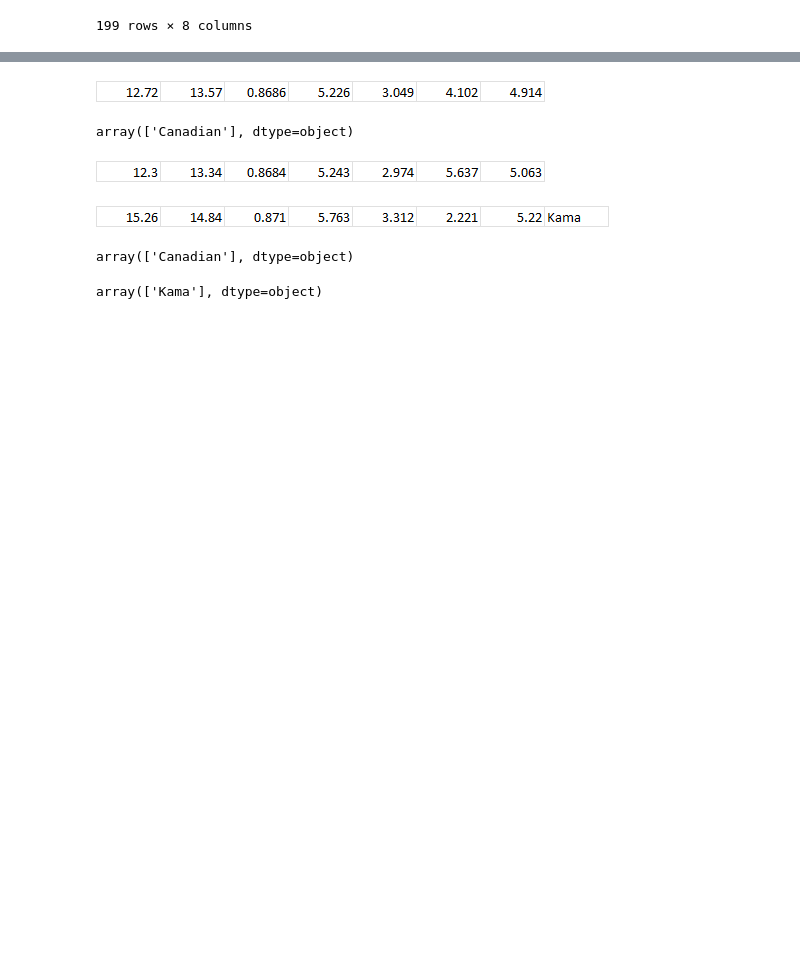
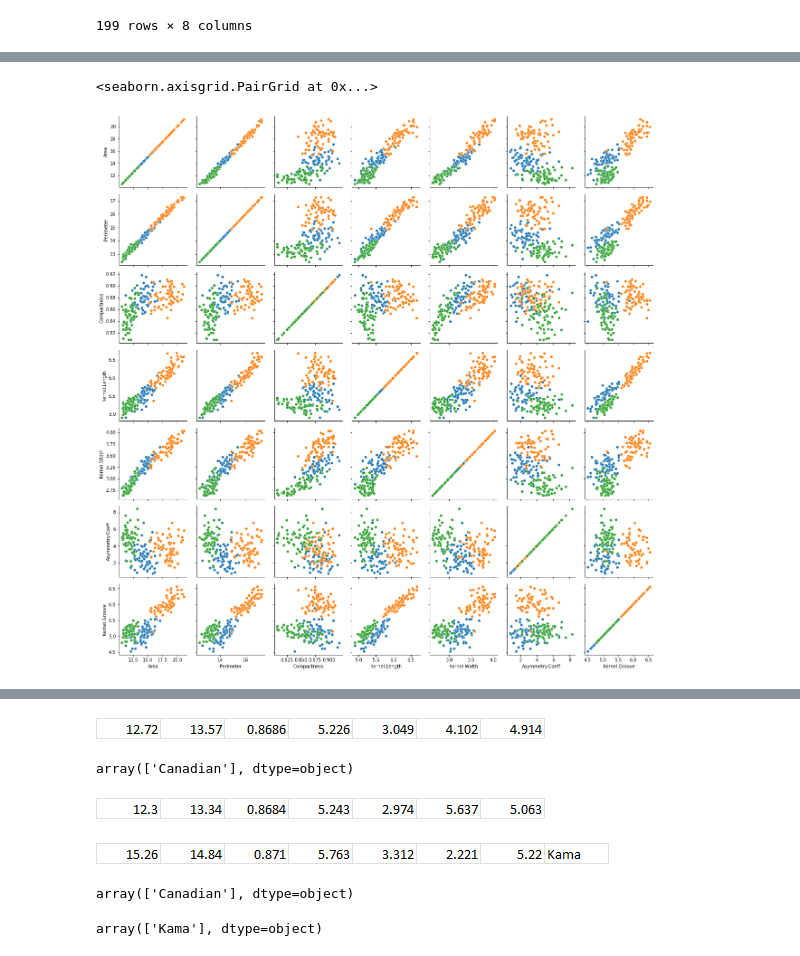
Before and after one commit to Jazzygithub/Wheat, a Jupyter notebook: Wheat_Seeds_dataset_Classifier_for_Heroko.ipynb, the cells around one changed output, grey strips where cells are left out. Saved outputs shown, nothing was run; the diff lists cells and outputs as text; code cells hidden in the pictures; blank space fills up the shorter version.

```diff
--- a/Wheat_Seeds_dataset_Classifier_for_Heroko.ipynb
+++ b/Wheat_Seeds_dataset_Classifier_for_Heroko.ipynb
@@ -6,5 +9,5 @@ import numpy as np
 # %%
-df=pd.read_csv('/content/seeds.csv')
+df=pd.read_csv('seeds.csv')
 df
 # %% [output]
 |  | Area | Perimeter | Compactness | Kernel.Length | Kernel.Width | Asymmetry.Coeff | Kernel.Groove | Type |
@@ -22,0 +65,7 @@ df
+# %%
+# Show comparisons between all features with one another, using Type as hue to show class separation within plots.
+g = sns.PairGrid(df, hue = "Type")
+g.map(sns.scatterplot)
+# %% [output]
+<seaborn.axisgrid.PairGrid at 0x...>
+[figure, added]
```
Also changed, not shown: parts of 19 cells of this notebook, 1 other file.
